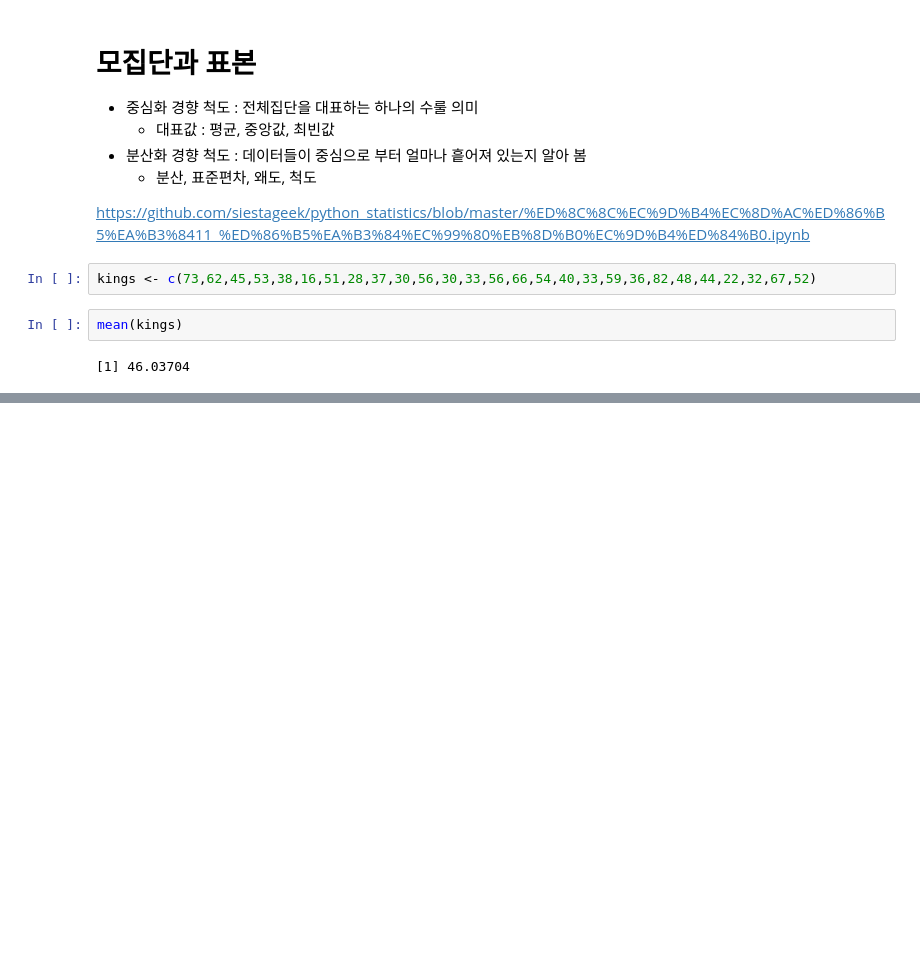
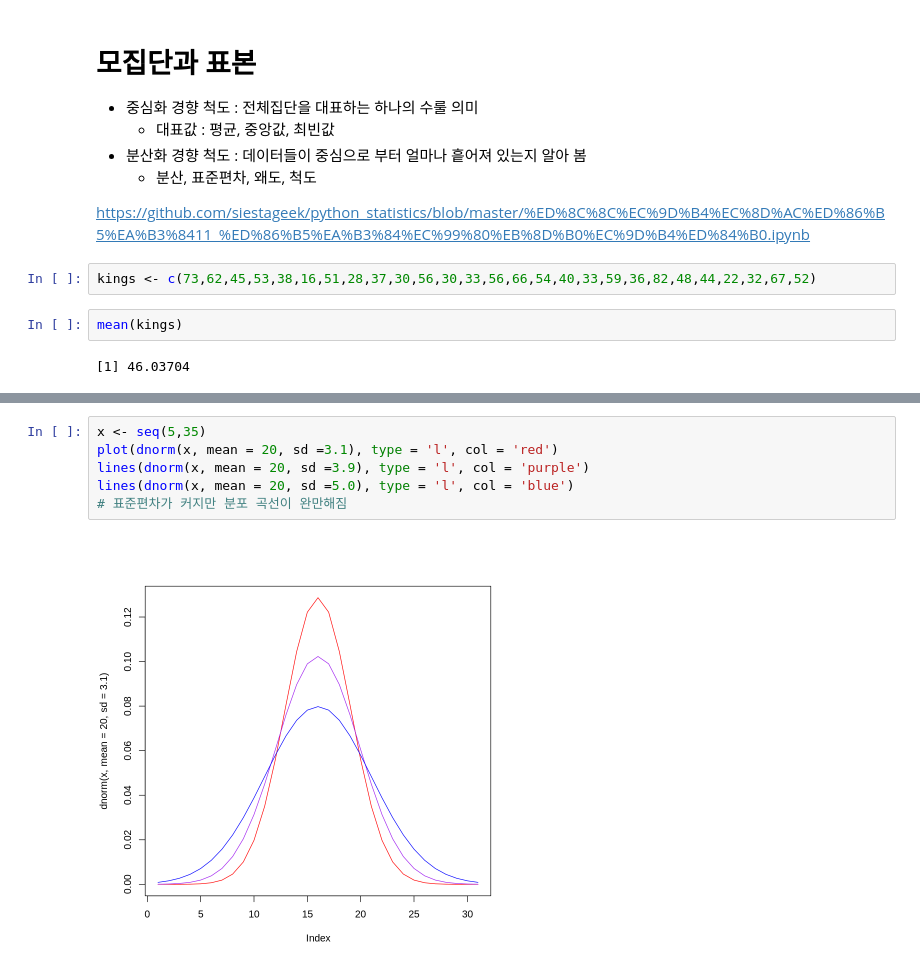
Before and after one commit to gyujin0450/Rstudy, a Jupyter notebook: R12_모집단과표본.ipynb, the cells around one changed output, grey strips where cells are left out. Saved outputs shown, nothing was run; the diff lists cells and outputs as text; blank space fills up the shorter version.

```diff
--- a/R12_모집단과표본.ipynb
+++ b/R12_모집단과표본.ipynb
@@ -16,0 +133,8 @@ mean(kings)
+# %%
+x <- seq(5,35)
+plot(dnorm(x, mean = 20, sd =3.1), type = 'l', col = 'red')
+lines(dnorm(x, mean = 20, sd =3.9), type = 'l', col = 'purple')
+lines(dnorm(x, mean = 20, sd =5.0), type = 'l', col = 'blue')
+# 표준편차가 커지만 분포 곡선이 완만해짐
+# %% [output]
+[figure, added]
```
Also changed, not shown: parts of 44 cells of this notebook.
